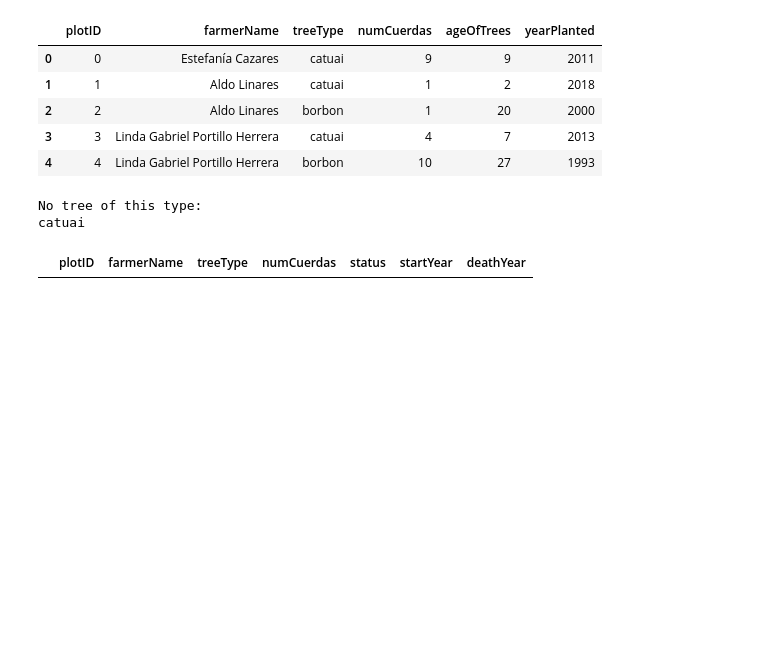
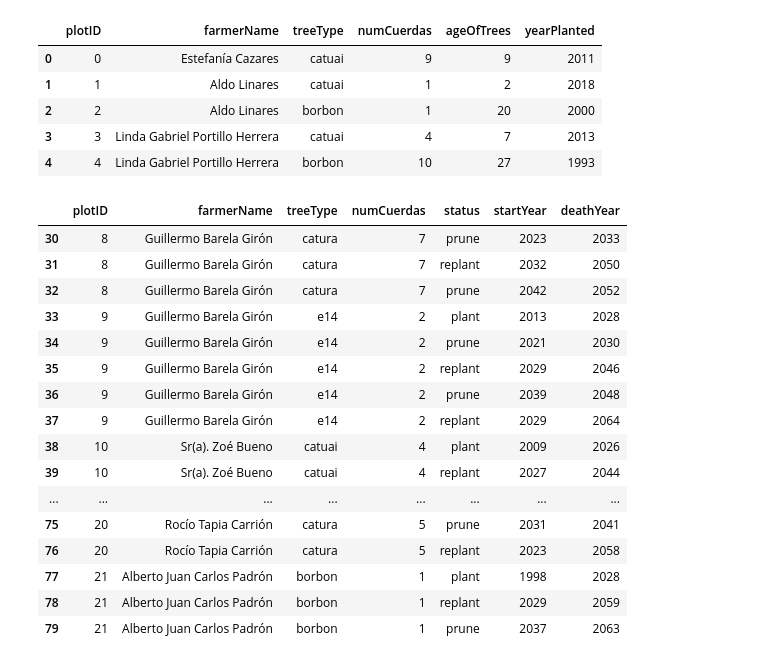
Before and after one commit to mindthegrow/cafelytics, a Jupyter notebook: reWrite.ipynb, the cells around one changed output. Drawn from its saved outputs; the diff is of its cells as text; code cells hidden in the pictures; blank space fills up the shorter version.

Commit message:
function succesfully creates rows for replant and prune

```diff
--- a/reWrite.ipynb
+++ b/reWrite.ipynb
@@ -48,6 +48,47 @@ upData.head()
 # print(initialData.keys())
 # new = initialData.rename(columns={'Unnamed: 0': 'plotID'})
 # new.to_csv("data/demoDataUpdated.csv",  index = False)
+# %%
+def isolateAttributes(attributes:dict, treeType:str):
+    """
+    Takes in a dictionary containing all of the tree attributes, as well as the name of
+    the tree type, then returns a dictionary with only the attributes of the tree
+    `treeType`.
+    """
+
+    keys = list(treeAttributes.keys())
+    altOrth = [treeAttributes[key]['altOrth'] for key in treeAttributes]
+    # tipos = keys + altOrth # all of the possible spellings for the tree types
+
+    if treeType in keys:
+        treeDict = treeAttributes[treeType]
+
+    elif treeType in altOrth:
+        keyPair = [(key, treeAttributes[key]['altOrth']) for key in treeAttributes]
+        _treeType = ''
+        for i,e in enumerate(keyPair):
+            if treeType == e[1]: # if it's the altOrth
+                _treeType = e[0] # key to the key
+
+
+            if len(_treeType) > 0:
+                treeDict = treeAttributes[_treeType]
+
+            else:
+                raise AttributeError(
+                """
+                '%s' is not a recognized value (orthography) in the `treeAttributes` dict.
+
+                """%(treeType))
+
+    else:
+        raise AttributeError(
+        """
+        '%s' is not a recognized value (orthography) in the `treeAttributes` dict.
+
+        """%(treeType))
+
+    return(treeDict)
 # %%
 def transformData(year:int,
                   simulationYears:int,
@@ -218,9 +265,23 @@ def transformData(year:int,
 
     return(transformedData)
 # %%
-simData = transformData(2020, 30, upData, treeAttributes, strategyAttributes)
-simData[50:70]
+simData = transformData(year=2020, simulationYears=30, farmData=upData, treeAttributes=treeAttributes, strategyAttributes=strategyAttributes)
+simData[30:80]
 # %% [output]
-No tree of this type:
-catuai
 |  | plotID | farmerName | treeType | numCuerdas | status | startYear | deathYear |
+| 30 | 8 | Guillermo Barela Girón | catura | 7 | prune | 2023 | 2033 |
+| 31 | 8 | Guillermo Barela Girón | catura | 7 | replant | 2032 | 2050 |
+| 32 | 8 | Guillermo Barela Girón | catura | 7 | prune | 2042 | 2052 |
+| 33 | 9 | Guillermo Barela Girón | e14 | 2 | plant | 2013 | 2028 |
+| 34 | 9 | Guillermo Barela Girón | e14 | 2 | prune | 2021 | 2030 |
+| 35 | 9 | Guillermo Barela Girón | e14 | 2 | replant | 2029 | 2046 |
+| 36 | 9 | Guillermo Barela Girón | e14 | 2 | prune | 2039 | 2048 |
+| 37 | 9 | Guillermo Barela Girón | e14 | 2 | replant | 2029 | 2064 |
+| 38 | 10 | Sr(a). Zoé Bueno | catuai | 4 | plant | 2009 | 2026 |
+| 39 | 10 | Sr(a). Zoé Bueno | catuai | 4 | replant | 2027 | 2044 |
+| ... | ... | ... | ... | ... | ... | ... | ... |
+| 75 | 20 | Rocío Tapia Carrión | catura | 5 | prune | 2031 | 2041 |
+| 76 | 20 | Rocío Tapia Carrión | catura | 5 | replant | 2023 | 2058 |
+| 77 | 21 | Alberto Juan Carlos Padrón | borbon | 1 | plant | 1998 | 2028 |
+| 78 | 21 | Alberto Juan Carlos Padrón | borbon | 1 | replant | 2029 | 2059 |
+| 79 | 21 | Alberto Juan Carlos Padrón | borbon | 1 | prune | 2037 | 2063 |
```
Also changed, not shown: parts of 2 cells of this notebook, 1 other file.
